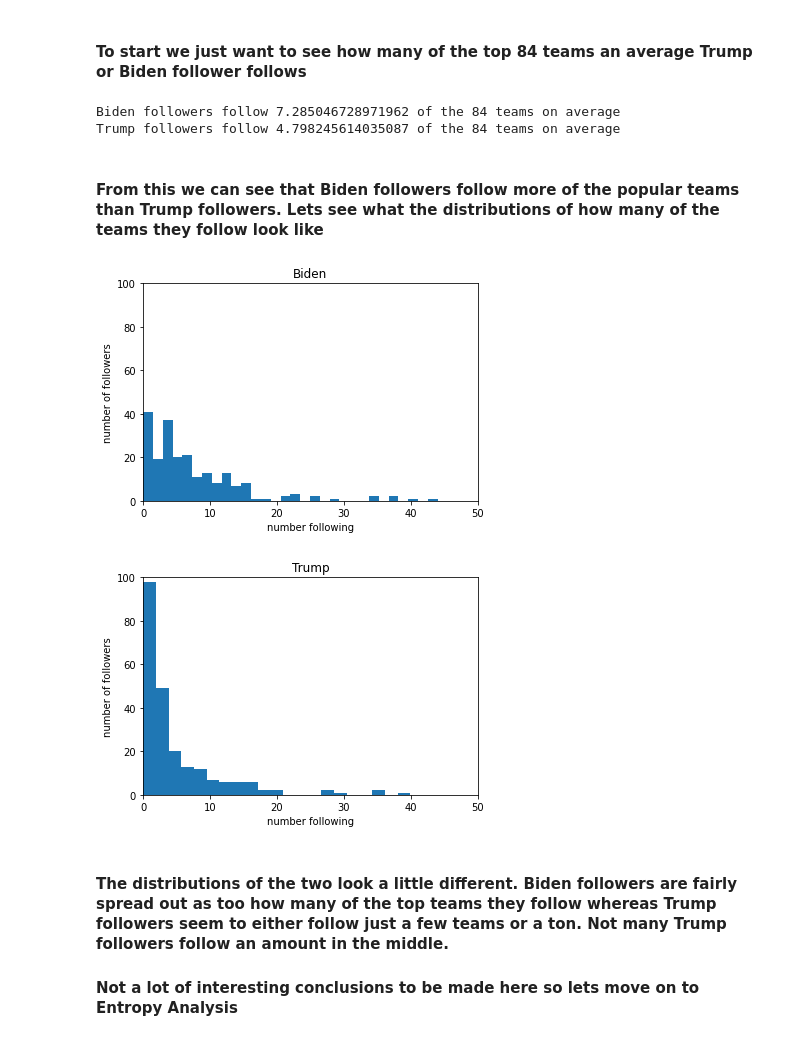
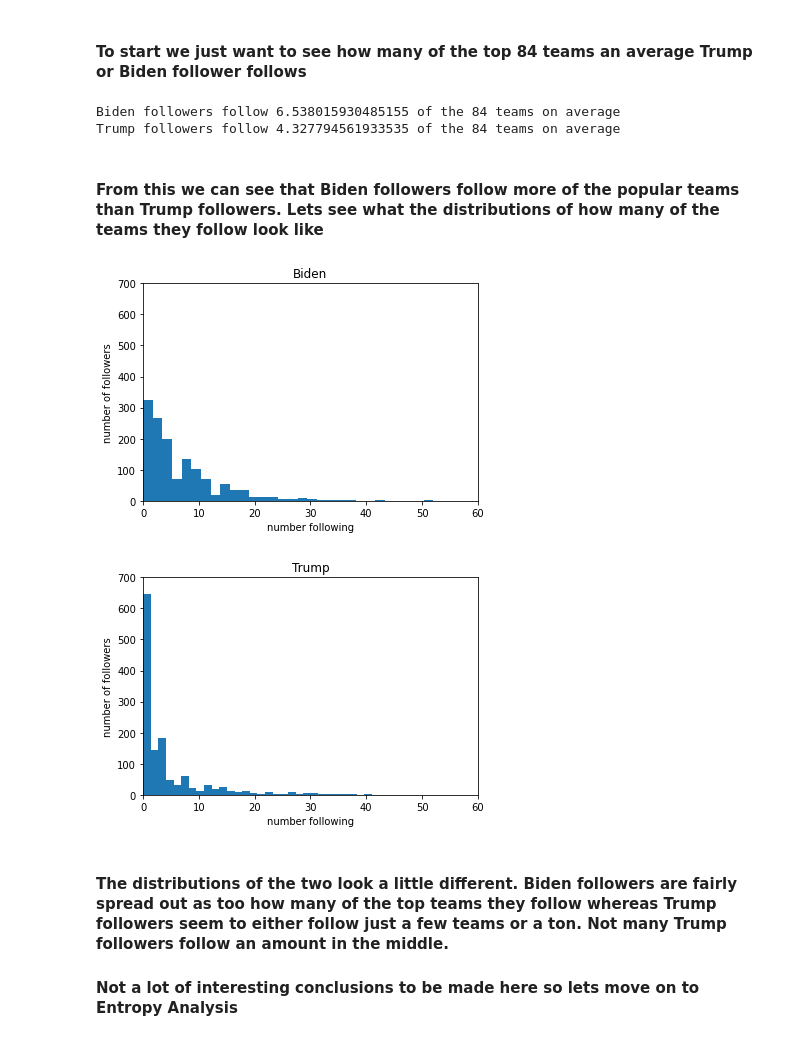
Before and after one commit to johnsont4/TwitterAnalysis, a Jupyter notebook: FInalSubmission.ipynb, the cells around one changed output. Saved outputs shown, nothing was run; the diff lists cells and outputs as text; code cells hidden in the pictures.

```diff
--- a/FInalSubmission.ipynb
+++ b/FInalSubmission.ipynb
@@ -24,7 +24,9 @@ from sklearn.naive_bayes import BernoulliNB
 matrix = np.load('matrix.npy')
 
 # a binary vector of length 442. 0's represent Biden followers and 1's represent Trump followers
-targetArray = np.load('tagetArray.npy')
+targetArray = np.load('targetArray.npy')
 
 # A list of the names of the 84 teams in the same order as in 'matrix'
 topTeamsListMessy = np.load('topTeamsList.npy')
+
+bothMatrix = np.load('bothMatrix.npy')
@@ -58,8 +77,8 @@ def averageFollowing(matrix1, matrix2, classification):
 print("Biden followers follow " + str(averageFollowing(matrix, targetArray, 0)) + " of the 84 teams on average")
 print("Trump followers follow " + str(averageFollowing(matrix, targetArray, 1)) + " of the 84 teams on average")
 # %% [output]
-Biden followers follow 7.285046728971962 of the 84 teams on average
-Trump followers follow 4.798245614035087 of the 84 teams on average
+Biden followers follow 6.538015930485155 of the 84 teams on average
+Trump followers follow 4.327794561933535 of the 84 teams on average
 # %% [markdown]
 #### From this we can see that Biden followers follow more of the popular teams than Trump followers. Lets see what the distributions of how many of the teams they follow look like
 # %%
@@ -79,21 +98,21 @@ trumpFollowingList = createFollowingList(matrix, targetArray, 1)
 # %%
 plt.hist(bidenFollowingList, bins = 30)
 plt.title('Biden')
-plt.xlim(0, 50)
-plt.ylim(0, 100)
+plt.xlim(0,60)
+plt.ylim(0, 700)
 plt.ylabel('number of followers')
 plt.xlabel('number following');
 # %% [output]
-[figure, old version]
+[figure, new version]
 # %%
 plt.hist(trumpFollowingList, bins = 30)
 plt.title('Trump')
-plt.xlim(0, 50)
-plt.ylim(0, 100)
+plt.xlim(0,60)
+plt.ylim(0, 700)
 plt.ylabel('number of followers')
 plt.xlabel('number following');
 # %% [output]
-[figure, old version]
+[figure, new version]
 # %% [markdown]
 #### The distributions of the two look a little different. Biden followers are fairly spread out as too how many of the top teams they follow whereas Trump followers seem to either follow just a few teams or a ton. Not many Trump followers follow an amount in the middle.
 
```
Also changed, not shown: parts of 19 cells of this notebook, 14 other files.
